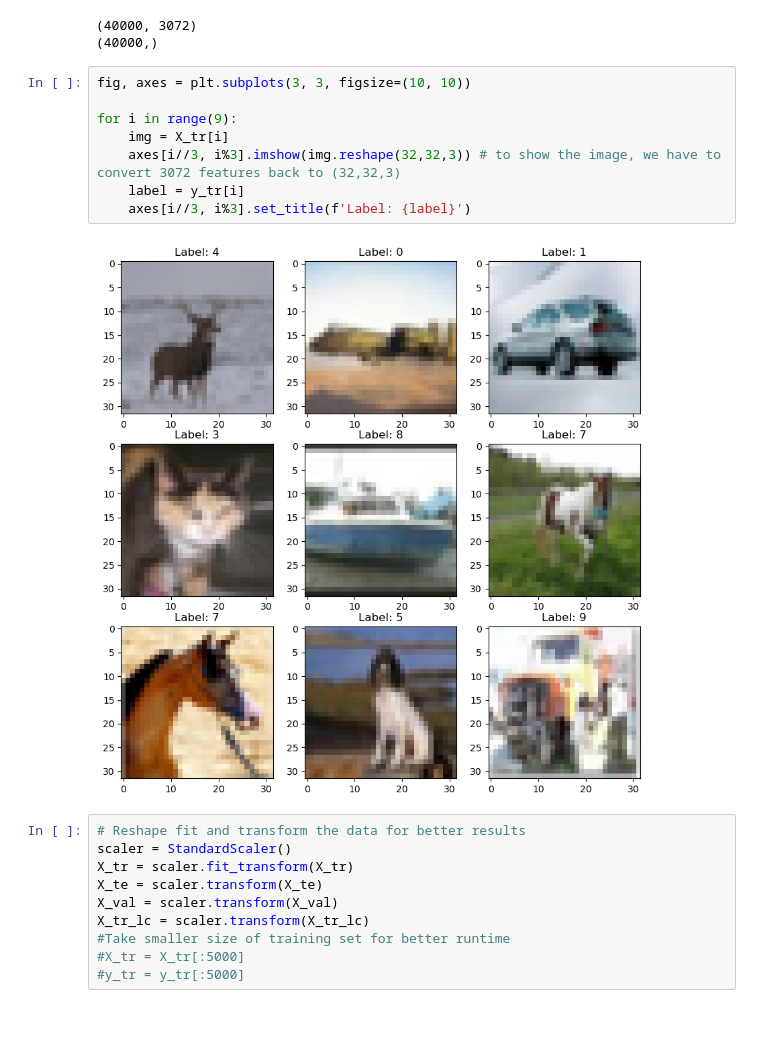
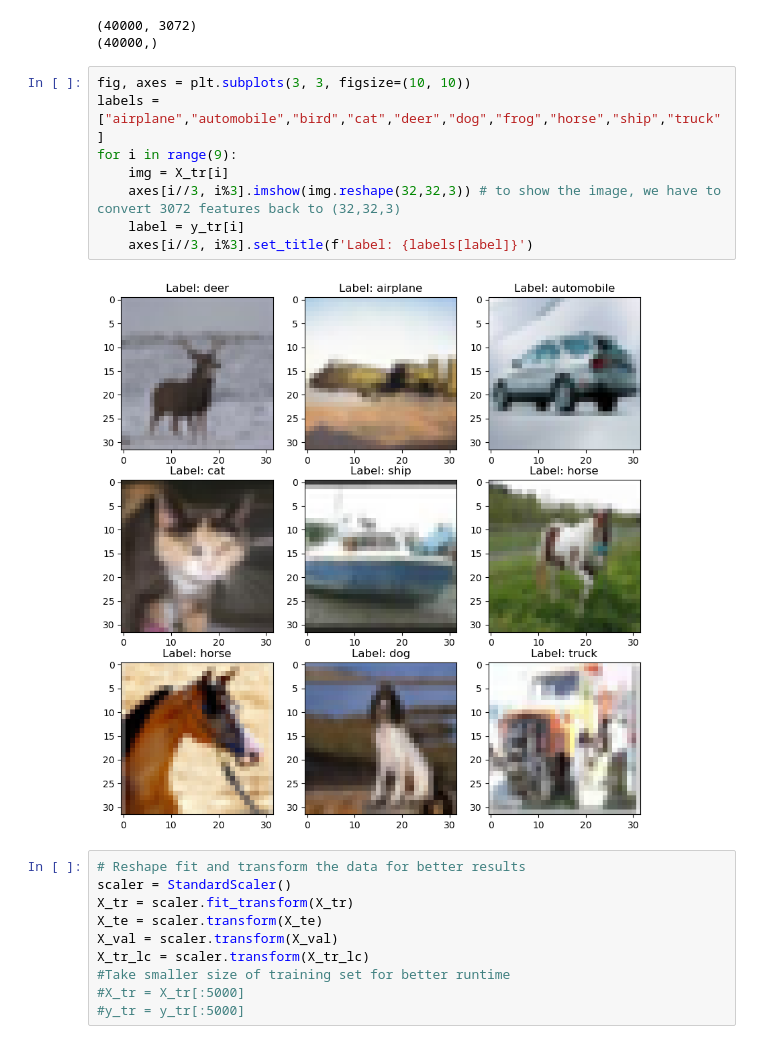
Before and after one commit to atran10TF/CS178Project, a Jupyter notebook: Project.ipynb, the cells around one changed output. Drawn from its saved outputs; the diff is of its cells as text.

```diff
--- a/Project.ipynb
+++ b/Project.ipynb
@@ -56,14 +59,14 @@ print(y_tr.shape)
 (40000,)
 # %%
 fig, axes = plt.subplots(3, 3, figsize=(10, 10))
-
+labels = ["airplane","automobile","bird","cat","deer","dog","frog","horse","ship","truck"]
 for i in range(9):
     img = X_tr[i]
     axes[i//3, i%3].imshow(img.reshape(32,32,3)) # to show the image, we have to convert 3072 features back to (32,32,3)
     label = y_tr[i]
-    axes[i//3, i%3].set_title(f'Label: {label}')
+    axes[i//3, i%3].set_title(f'Label: {labels[label]}')
 # %% [output]
-[figure, old version]
+[figure, new version]
 # %%
 # Reshape fit and transform the data for better results
 scaler = StandardScaler()
```
Also changed, not shown: parts of 33 cells of this notebook.
